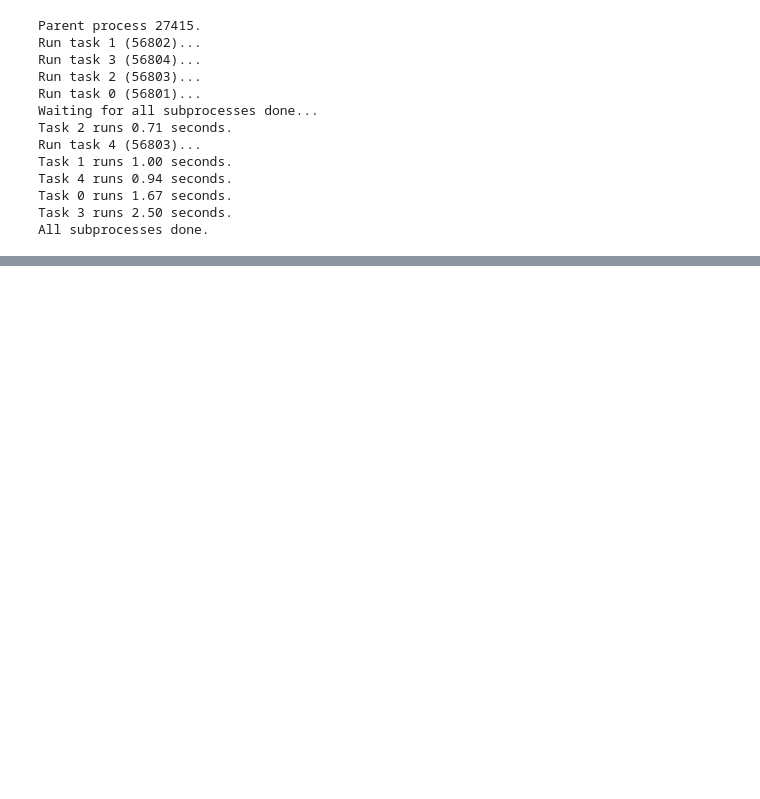
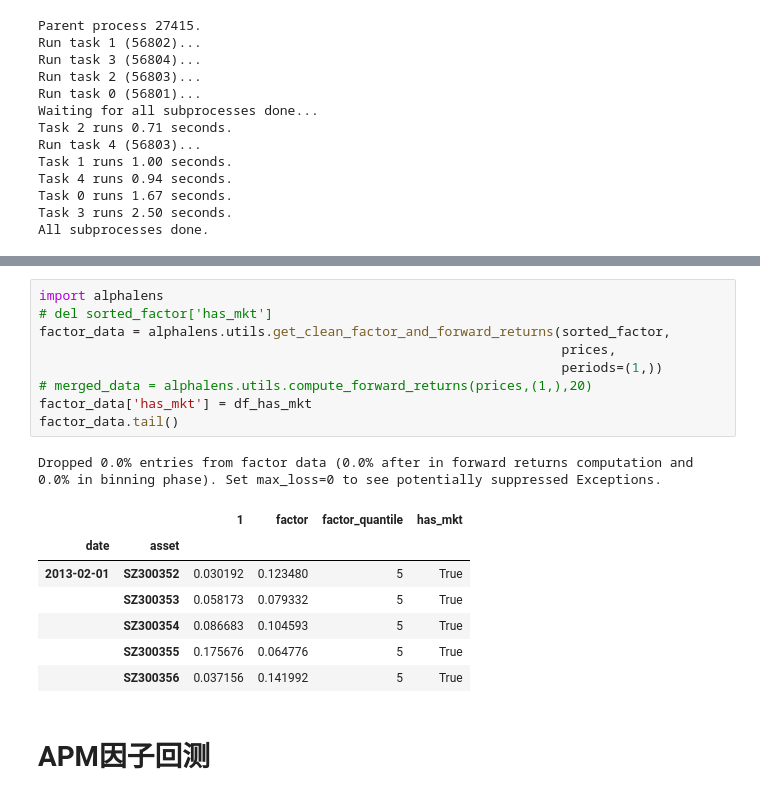
Before and after one commit to rafs/MultiFactor, a Jupyter notebook: src/factors/APM.ipynb, the cells around one changed output, grey strips where cells are left out. Saved outputs shown, nothing was run; the diff lists cells and outputs as text; blank space fills up the shorter version.

```diff
--- a/src/factors/APM.ipynb
+++ b/src/factors/APM.ipynb
@@ -412,0 +508,20 @@ All subprocesses done.
+# %%
+import alphalens
+# del sorted_factor['has_mkt']
+factor_data = alphalens.utils.get_clean_factor_and_forward_returns(sorted_factor,
+                                                                   prices,
+                                                                   periods=(1,))
+# merged_data = alphalens.utils.compute_forward_returns(prices,(1,),20)
+factor_data['has_mkt'] = df_has_mkt
+factor_data.tail()
+# %% [output]
+Dropped 0.0% entries from factor data (0.0% after in forward returns computation and 0.0% in binning phase). Set max_loss=0 to see potentially suppressed Exceptions.
+|  |  | 1 | factor | factor_quantile | has_mkt |
+| date | asset |  |  |  |  |
+| 2013-02-01 | SZ300352 | 0.030192 | 0.123480 | 5 | True |
+|  | SZ300353 | 0.058173 | 0.079332 | 5 | True |
+|  | SZ300354 | 0.086683 | 0.104593 | 5 | True |
+|  | SZ300355 | 0.175676 | 0.064776 | 5 | True |
+|  | SZ300356 | 0.037156 | 0.141992 | 5 | True |
+# %% [markdown]
+# APM因子回测
```
Also changed, not shown: parts of 28 cells of this notebook, 3 other files.
